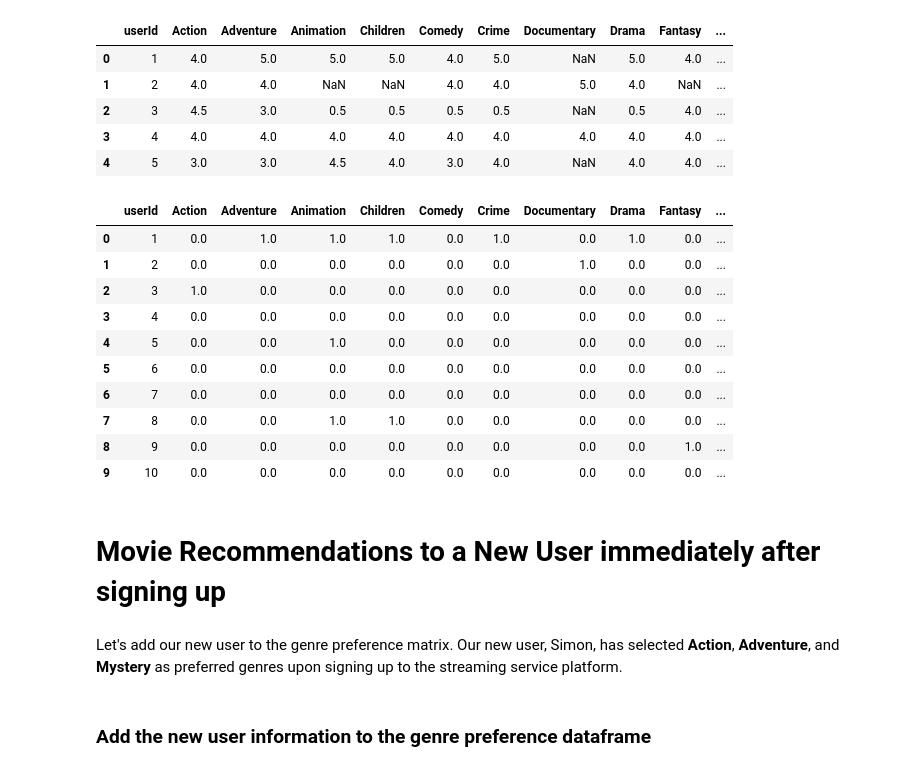
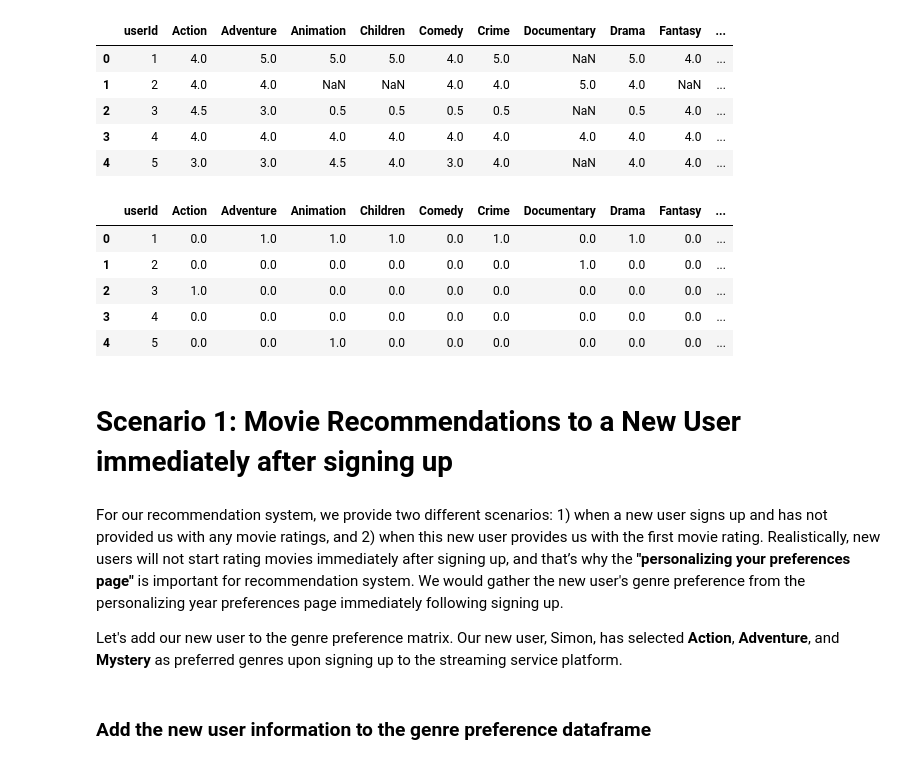
Before and after one commit to simonhui1/Recommendation_Systems, a Jupyter notebook: index.ipynb, the cells around one changed output. Cells and saved outputs as stored; diff of their text form; code cells hidden in the pictures.

```diff
--- a/index.ipynb
+++ b/index.ipynb
@@ -438,42 +464,39 @@ user_ratings_df.head()
 # %%
 # preprocess to get the genre preference
 
 from sklearn.preprocessing import Binarizer
 
 threshold = 4.0
 
 # getting the genre columns only
 genre_columns = user_ratings_df.drop(["userId"], axis=1).fillna(0)
 
 # fit and transform via Binarizer
 binarizer = Binarizer(threshold=threshold, copy=True)
 genre_columns = binarizer.fit_transform(genre_columns)
 
 # genre columns with preference
 genre_pref_df = pd.DataFrame(genre_columns, columns=binarizer.get_feature_names_out())
 
 # user Id column
 user_id = user_ratings_df['userId']
 
 # concatenate both
 genre_pref_df = pd.concat([user_ratings_df['userId'], genre_pref_df], axis=1)
-genre_pref_df.head(10)
+genre_pref_df.head()
 # %% [output]
 |  | userId | Action | Adventure | Animation | Children | Comedy | Crime | Documentary | Drama | Fantasy | ... |
 | 0 | 1 | 0.0 | 1.0 | 1.0 | 1.0 | 0.0 | 1.0 | 0.0 | 1.0 | 0.0 | ... |
 | 1 | 2 | 0.0 | 0.0 | 0.0 | 0.0 | 0.0 | 0.0 | 1.0 | 0.0 | 0.0 | ... |
 | 2 | 3 | 1.0 | 0.0 | 0.0 | 0.0 | 0.0 | 0.0 | 0.0 | 0.0 | 0.0 | ... |
 | 3 | 4 | 0.0 | 0.0 | 0.0 | 0.0 | 0.0 | 0.0 | 0.0 | 0.0 | 0.0 | ... |
 | 4 | 5 | 0.0 | 0.0 | 1.0 | 0.0 | 0.0 | 0.0 | 0.0 | 0.0 | 0.0 | ... |
-| 5 | 6 | 0.0 | 0.0 | 0.0 | 0.0 | 0.0 | 0.0 | 0.0 | 0.0 | 0.0 | ... |
-| 6 | 7 | 0.0 | 0.0 | 0.0 | 0.0 | 0.0 | 0.0 | 0.0 | 0.0 | 0.0 | ... |
-| 7 | 8 | 0.0 | 0.0 | 1.0 | 1.0 | 0.0 | 0.0 | 0.0 | 0.0 | 0.0 | ... |
-| 8 | 9 | 0.0 | 0.0 | 0.0 | 0.0 | 0.0 | 0.0 | 0.0 | 0.0 | 1.0 | ... |
-| 9 | 10 | 0.0 | 0.0 | 0.0 | 0.0 | 0.0 | 0.0 | 0.0 | 0.0 | 0.0 | ... |
 # %% [markdown]
-# Movie Recommendations to a New User immediately **after signing up**
+# **Scenario 1**: Movie Recommendations to a New User immediately **after signing up**
-# %% [markdown]
-Let's add our new user to the genre preference matrix. Our new user, Simon, has selected **Action**, **Adventure**, and **Mystery** as preferred genres upon signing up to the streaming service platform.
+# %% [markdown]
+For our recommendation system, we provide two different scenarios: 1) when a new user signs up and has not provided us with any movie ratings, and 2) when this new user provides us with the first movie rating. Realistically, new users will not start rating movies immediately after signing up, and that’s why the **"personalizing your preferences page"** is important for recommendation system. We would gather the new user's genre preference from the personalizing year preferences page immediately following signing up.
+
+Let's add our new user to the genre preference matrix. Our new user, Simon, has selected **Action**, **Adventure**, and **Mystery** as preferred genres upon signing up to the streaming service platform.
 # %% [markdown]
 ### Add the new user information to the genre preference dataframe
 # %%
```
Also changed, not shown: parts of 41 cells of this notebook.
